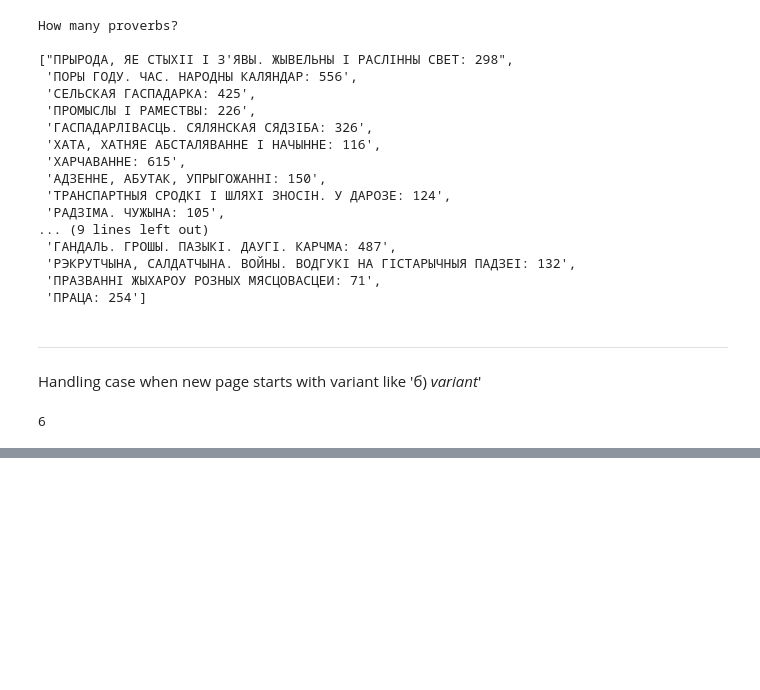
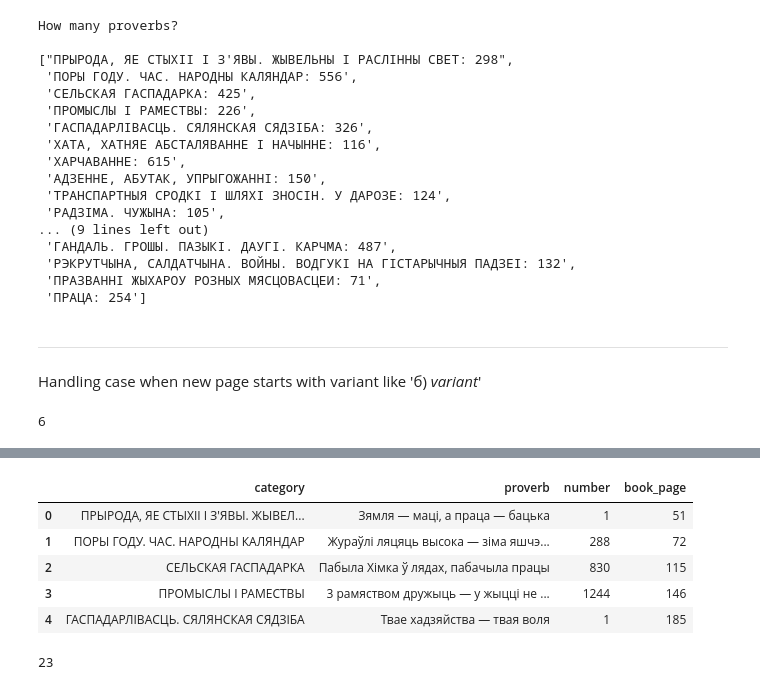
Before and after one commit to aulasau/by-quotes, a Jupyter notebook: pdf_quotes_scraping.ipynb, the cells around one changed output, grey strips where cells are left out. Drawn from its saved outputs; the diff is of its cells as text; code cells hidden in the pictures; blank space fills up the shorter version.

Commit message:
first book scraped

```diff
--- a/pdf_quotes_scraping.ipynb
+++ b/pdf_quotes_scraping.ipynb
@@ -315,0 +299,5 @@ len(' 491  ')
+# %%
+raw_regex_proverbs = pd.DataFrame.from_dict(proverbs, orient='index')
+# %%
+raw_regex_proverbs = raw_regex_proverbs.reset_index().melt(id_vars='index', value_name='proverb',).dropna()
+raw_regex_proverbs.head()
@@ -315,0 +311,4 @@ len(' 491  ')
+# %%
+raw_regex_proverbs = raw_regex_proverbs.drop(labels=['variable'], axis=1)
+raw_regex_proverbs = raw_regex_proverbs.rename(columns={'index': 'category'})
+raw_regex_proverbs.head()
@@ -315,0 +322,15 @@ len(' 491  ')
+# %%
+raw_regex_proverbs[['number', 'proverb', 'book_page']] = raw_regex_proverbs['proverb'].apply(pd.Series)
+# %%
+raw_regex_proverbs.head()
+# %% [output]
+|  | category | proverb | number | book_page |
+| 0 | ПРЫРОДА, ЯЕ СТЫХІІ I З'ЯВЫ. ЖЫВЕЛ... | Зямля — маці, а праца — бацька | 1 | 51 |
+| 1 | ПОРЫ ГОДУ. ЧАС. НАРОДНЫ КАЛЯНДАР | Жураўлі ляцяць высока — зіма яшчэ... | 288 | 72 |
+| 2 | СЕЛЬСКАЯ ГАСПАДАРКА | Пабыла Хімка ў лядах, пабачыла працы | 830 | 115 |
+| 3 | ПРОМЫСЛЫ I РАМЕСТВЫ | 3 рамяством дружыць — у жыцці не ... | 1244 | 146 |
+| 4 | ГАСПАДАРЛІВАСЦЬ. СЯЛЯНСКАЯ СЯДЗІБА | Твае хадзяйства — твая воля | 1 | 185 |
+# %%
+raw_regex_proverbs.category.nunique()
+# %% [output]
+23
```
Also changed, not shown: parts of 61 cells of this notebook.
